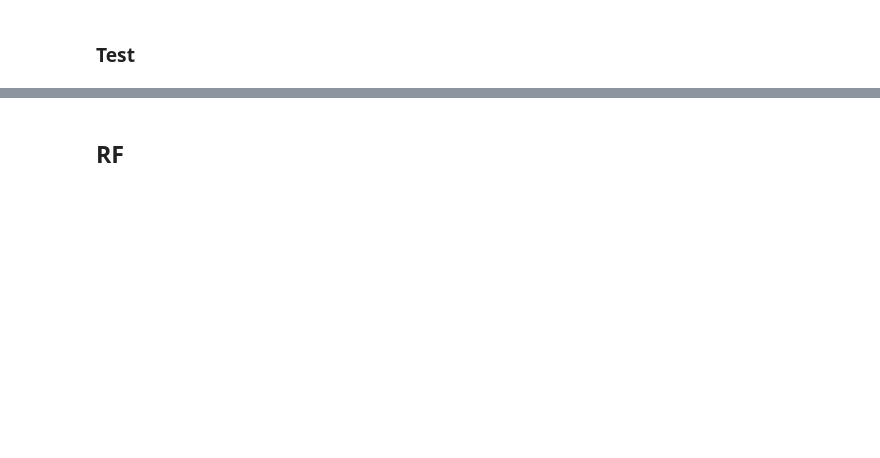
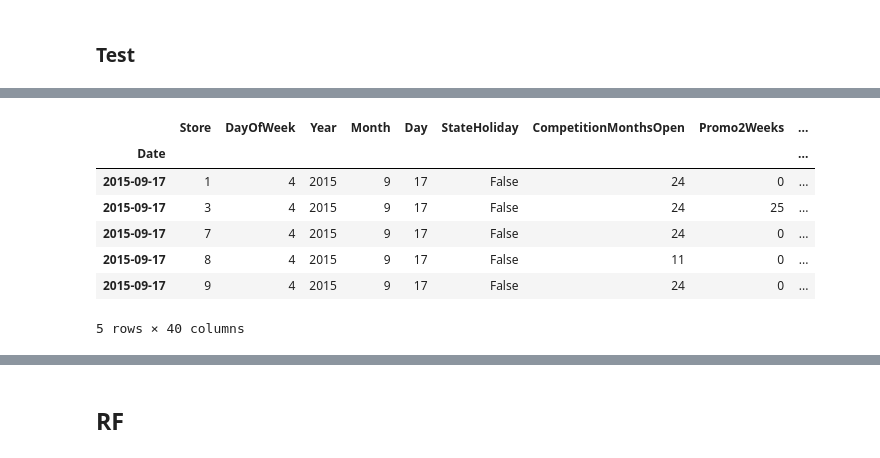
Before and after one commit to matthewrcarpenter/finance, a Jupyter notebook: lesson3-rossman-MyMod.ipynb, the cells around one changed output, grey strips where cells are left out. Saved outputs shown, nothing was run; the diff lists cells and outputs as text; code cells hidden in the pictures; blank space fills up the shorter version.

```diff
--- a/lesson3-rossman-MyMod.ipynb
+++ b/lesson3-rossman-MyMod.ipynb
@@ -818,6 +794,17 @@ pred_test=m.predict(True)
 pred_test = np.exp(pred_test)
 # %%
 joined_test['Sales']=pred_test
+# %%
+joined_test.head()
+# %% [output]
+|  | Store | DayOfWeek | Year | Month | Day | StateHoliday | CompetitionMonthsOpen | Promo2Weeks | ... |
+| Date |  |  |  |  |  |  |  |  | ... |
+| 2015-09-17 | 1 | 4 | 2015 | 9 | 17 | False | 24 | 0 | ... |
+| 2015-09-17 | 3 | 4 | 2015 | 9 | 17 | False | 24 | 25 | ... |
+| 2015-09-17 | 7 | 4 | 2015 | 9 | 17 | False | 24 | 0 | ... |
+| 2015-09-17 | 8 | 4 | 2015 | 9 | 17 | False | 11 | 0 | ... |
+| 2015-09-17 | 9 | 4 | 2015 | 9 | 17 | False | 24 | 0 | ... |
+5 rows × 40 columns
 # %%
 csv_fn=f'{PATH}tmp/sub.csv'
 # %%
```
Also changed, not shown: parts of 24 cells of this notebook.
